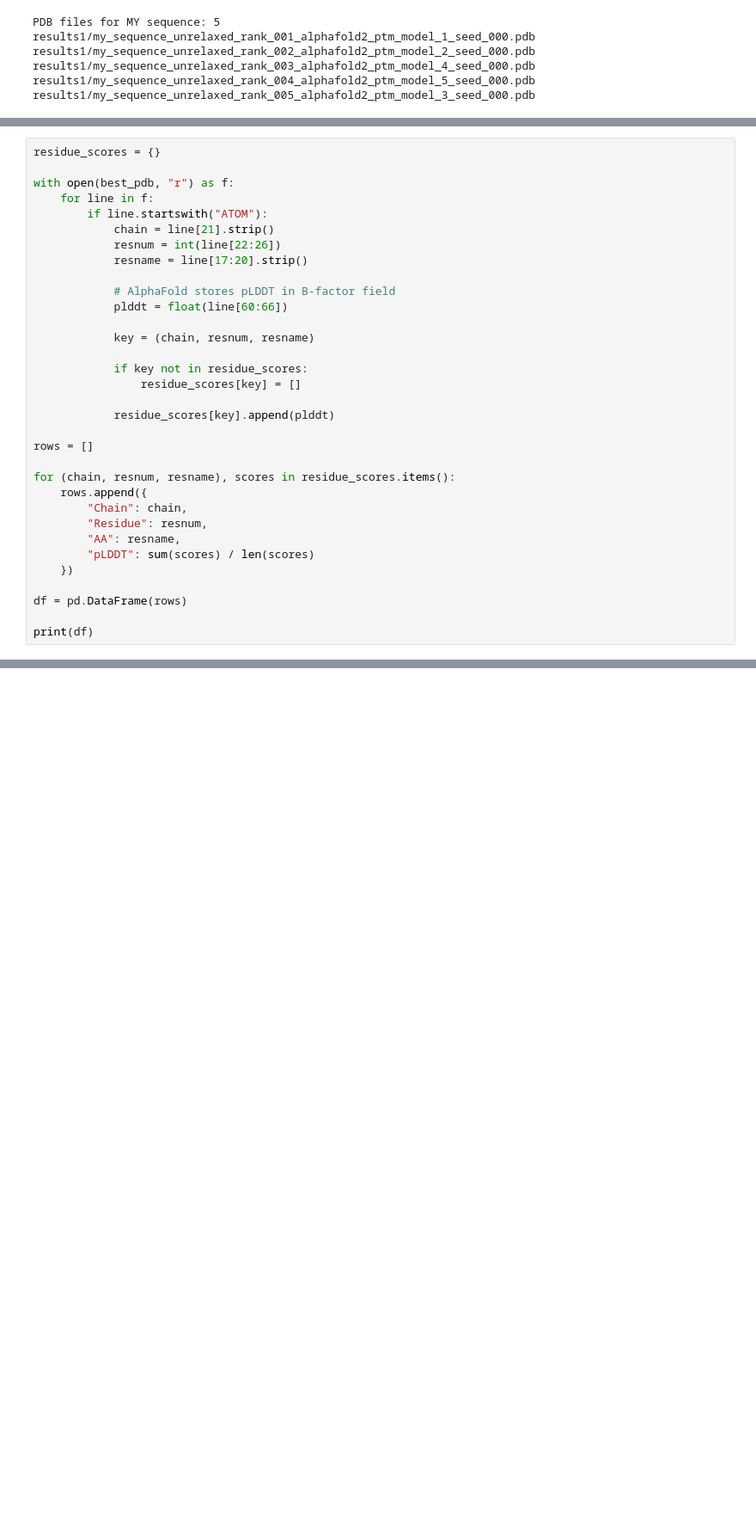
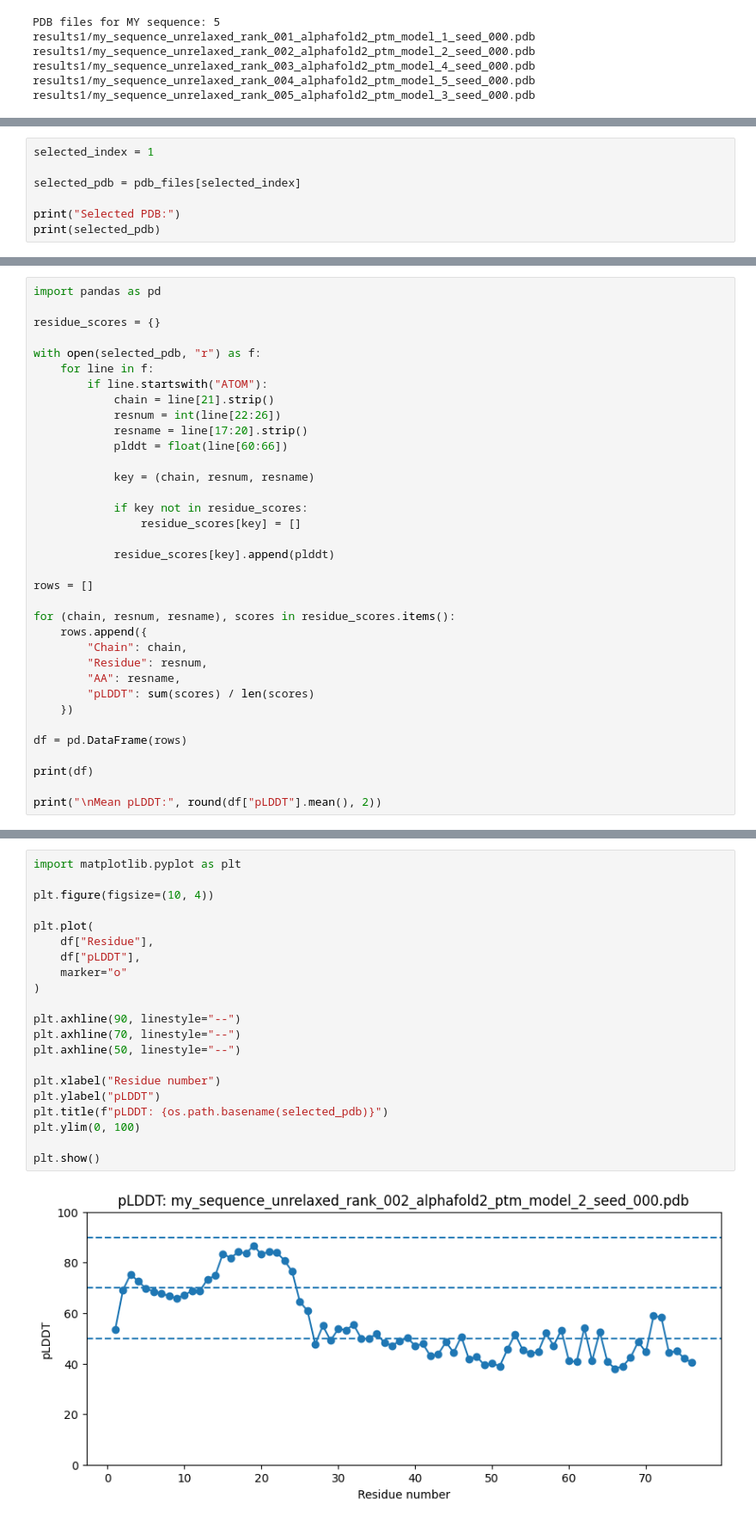
Before and after one commit to Docdoi/AI-Engineered_Nanoproteins_A_De_Novo_Approach_to_Inhibit_Hantavirus_Transmission-, a Jupyter notebook: AlphaFold2onColab.ipynb, the cells around one changed output, grey strips where cells are left out. Shown at 86% size. Saved outputs shown, nothing was run; the diff lists cells and outputs as text; blank space fills up the shorter version.

```diff
--- a/AlphaFold2onColab.ipynb
+++ b/AlphaFold2onColab.ipynb
@@ -116,0 +108,7 @@ Using: results1/my_sequence_unrelaxed_rank_001_alphafold2_ptm_model_1_seed_000.p
+# %%
+selected_index = 1
+
+selected_pdb = pdb_files[selected_index]
+
+print("Selected PDB:")
+print(selected_pdb)
@@ -117,14 +118,14 @@ Using: results1/my_sequence_unrelaxed_rank_001_alphafold2_ptm_model_1_seed_000.p
 # %%
+import pandas as pd
+
 residue_scores = {}
 
-with open(best_pdb, "r") as f:
+with open(selected_pdb, "r") as f:
     for line in f:
         if line.startswith("ATOM"):
             chain = line[21].strip()
             resnum = int(line[22:26])
             resname = line[17:20].strip()
-
-            # AlphaFold stores pLDDT in B-factor field
             plddt = float(line[60:66])
 
             key = (chain, resnum, resname)
@@ -147,5 +148,7 @@ for (chain, resnum, resname), scores in residue_scores.items():
 df = pd.DataFrame(rows)
 
 print(df)
+
+print("\nMean pLDDT:", round(df["pLDDT"].mean(), 2))
 # %% [output]
    Chain  Residue   AA  pLDDT
@@ -180,0 +170,23 @@ Low confidence
+# %%
+import matplotlib.pyplot as plt
+
+plt.figure(figsize=(10, 4))
+
+plt.plot(
+    df["Residue"],
+    df["pLDDT"],
+    marker="o"
+)
+
+plt.axhline(90, linestyle="--")
+plt.axhline(70, linestyle="--")
+plt.axhline(50, linestyle="--")
+
+plt.xlabel("Residue number")
+plt.ylabel("pLDDT")
+plt.title(f"pLDDT: {os.path.basename(selected_pdb)}")
+plt.ylim(0, 100)
+
+plt.show()
+# %% [output]
+[figure, added]
```
Also changed, not shown: parts of 5 cells of this notebook.
